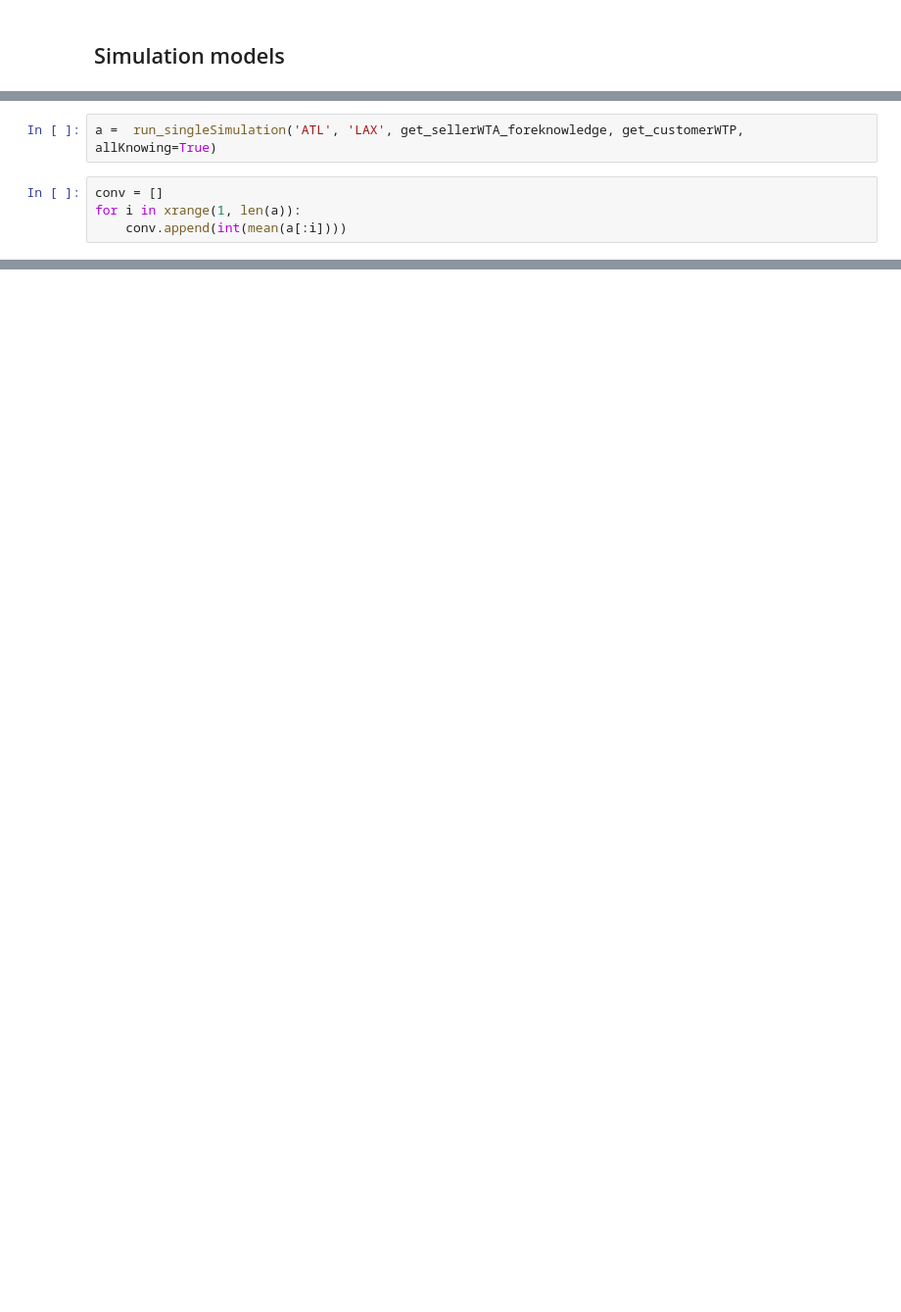
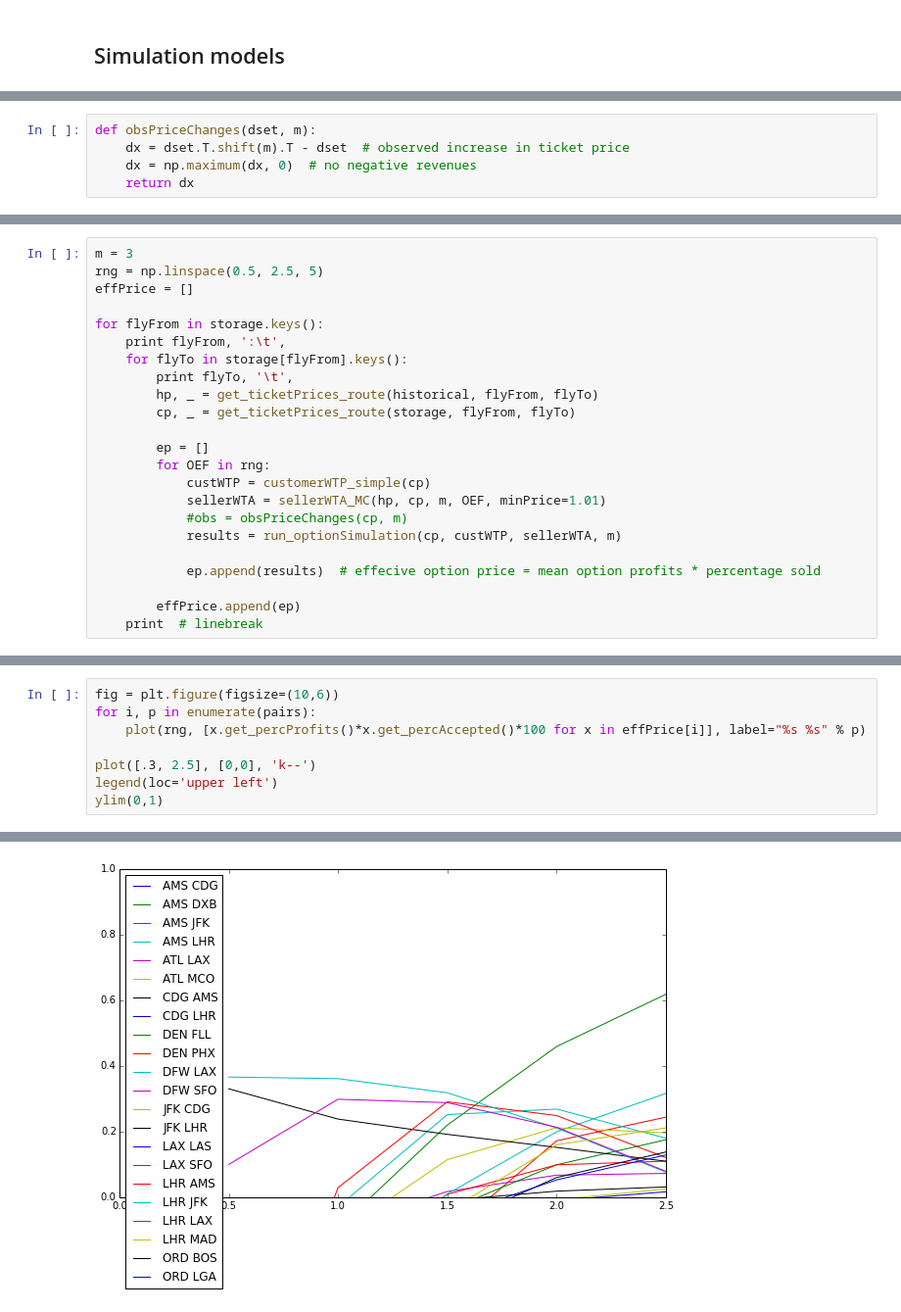
Before and after one commit to vankempen/Thesis, a Jupyter notebook: Simulation/Simulation.ipynb, the cells around one changed output, grey strips where cells are left out. Shown: that part at 98% size. Cells and saved outputs as stored; diff of their text form; blank space fills up the shorter version.

Commit message:
Converted to simple simulation model

```diff
--- a/Simulation/Simulation.ipynb
+++ b/Simulation/Simulation.ipynb
@@ -1455,6 +69,0 @@ ORD LGA 0.0911148283851
-# %%
-a =  run_singleSimulation('ATL', 'LAX', get_sellerWTA_foreknowledge, get_customerWTP, allKnowing=True)
-# %%
-conv = []
-for i in xrange(1, len(a)):
-    conv.append(int(mean(a[:i])))
@@ -1503,0 +282,5 @@ ORD  >  LGA
+# %%
+def obsPriceChanges(dset, m):
+    dx = dset.T.shift(m).T - dset  # observed increase in ticket price
+    dx = np.maximum(dx, 0)  # no negative revenues
+    return dx
@@ -1503,0 +409,23 @@ ORD  >  LGA
+# %%
+m = 3
+rng = np.linspace(0.5, 2.5, 5)
+effPrice = []
+
+for flyFrom in storage.keys():
+    print flyFrom, ':\t',
+    for flyTo in storage[flyFrom].keys():
+        print flyTo, '\t',
+        hp, _ = get_ticketPrices_route(historical, flyFrom, flyTo)
+        cp, _ = get_ticketPrices_route(storage, flyFrom, flyTo)
+
+        ep = []
+        for OEF in rng:
+            custWTP = customerWTP_simple(cp)
+            sellerWTA = sellerWTA_MC(hp, cp, m, OEF, minPrice=1.01)
+            #obs = obsPriceChanges(cp, m)
+            results = run_optionSimulation(cp, custWTP, sellerWTA, m)
+
+            ep.append(results)  # effecive option price = mean option profits * percentage sold
+
+        effPrice.append(ep)
+    print  # linebreak
@@ -1503,0 +442,9 @@ ORD  >  LGA
+# %%
+fig = plt.figure(figsize=(10,6))
+for i, p in enumerate(pairs):
+    plot(rng, [x.get_percProfits()*x.get_percAccepted()*100 for x in effPrice[i]], label="%s %s" % p)
+
+plot([.3, 2.5], [0,0], 'k--')
+legend(loc='upper left')
+ylim(0,1)
+# %% [output]
@@ -1503,0 +452 @@ ORD  >  LGA
+[figure, added]
```
Also changed, not shown: parts of 148 cells of this notebook.
